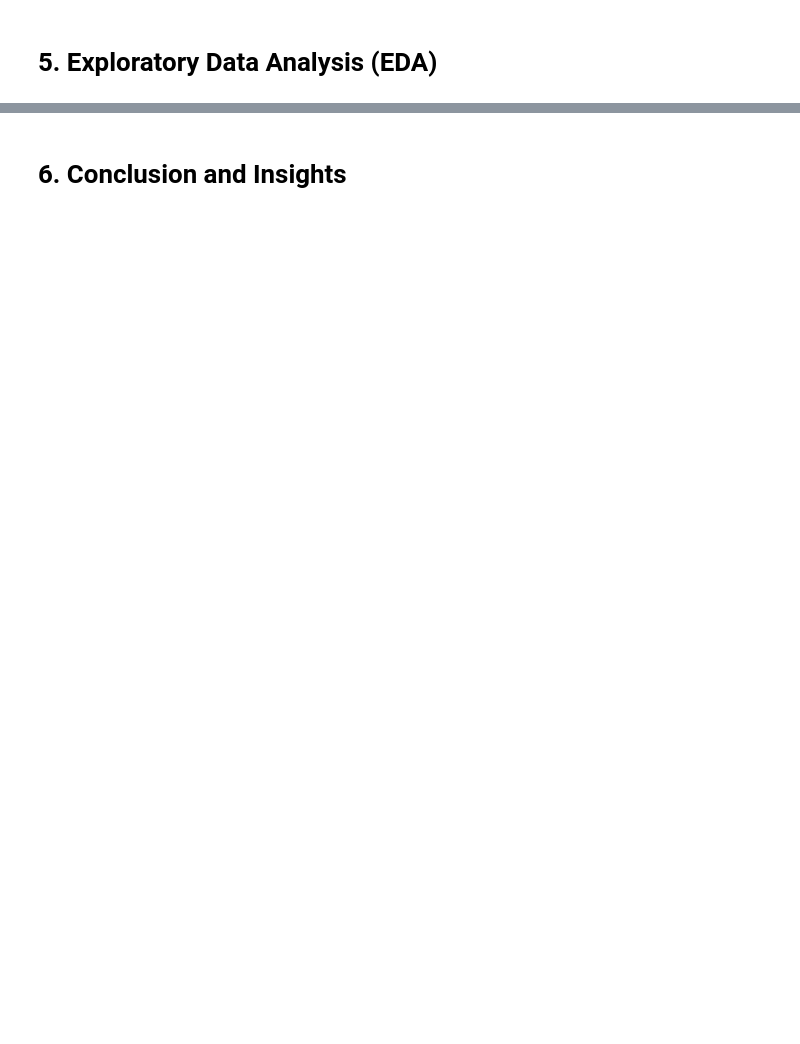
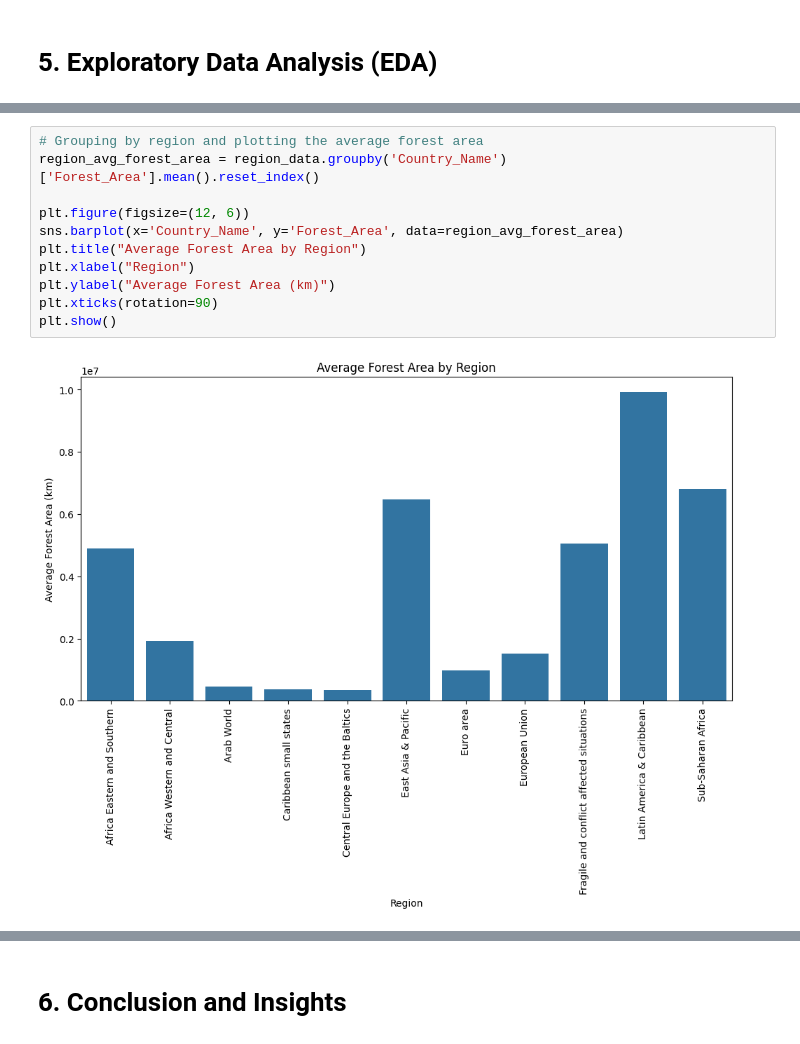
Before and after one commit to LaudRam/Python_Final_Project_ExploreAI, a Jupyter notebook: Python_Final_Project.ipynb, the cells around one changed output, grey strips where cells are left out. Cells and saved outputs as stored; diff of their text form; blank space fills up the shorter version.

```diff
--- a/Python_Final_Project.ipynb
+++ b/Python_Final_Project.ipynb
@@ -337,0 +486,13 @@ df_clean.head(2)
+# %%
+# Grouping by region and plotting the average forest area
+region_avg_forest_area = region_data.groupby('Country_Name')['Forest_Area'].mean().reset_index()
+
+plt.figure(figsize=(12, 6))
+sns.barplot(x='Country_Name', y='Forest_Area', data=region_avg_forest_area)
+plt.title("Average Forest Area by Region")
+plt.xlabel("Region")
+plt.ylabel("Average Forest Area (km)")
+plt.xticks(rotation=90)
+plt.show()
+# %% [output]
+[figure, added]
```
Also changed, not shown: parts of 11 cells of this notebook.
